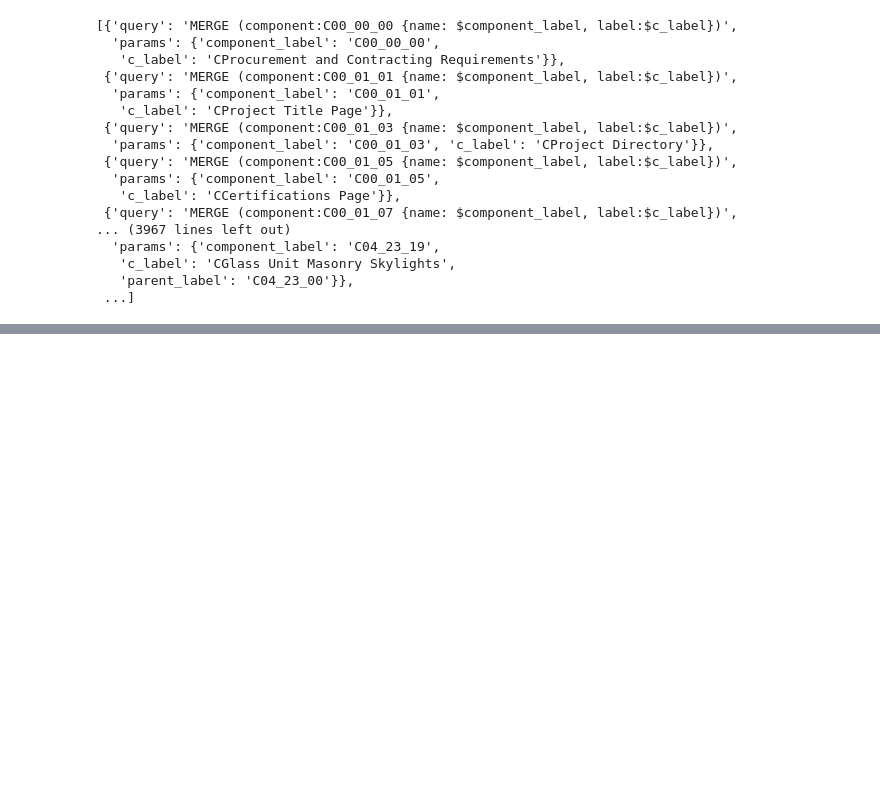
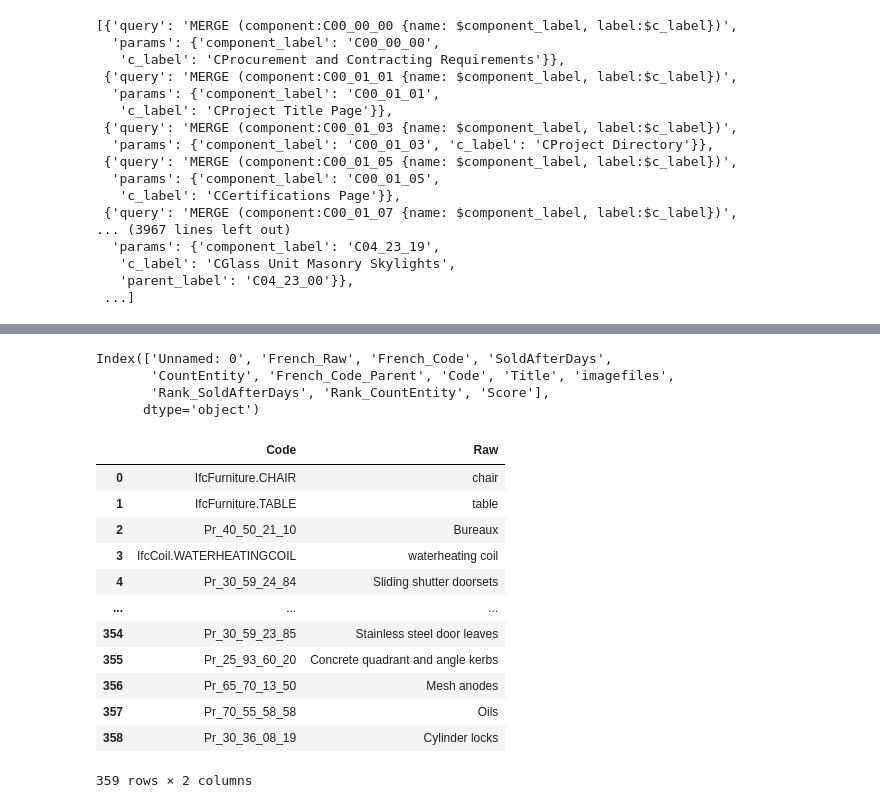
Before and after one commit to marsimaha/Reuse-Research-, a Jupyter notebook: app/test.ipynb, the cells around one changed output, grey strips where cells are left out. Drawn from its saved outputs; the diff is of its cells as text; code cells hidden in the pictures; blank space fills up the shorter version.

```diff
--- a/app/test.ipynb
+++ b/app/test.ipynb
@@ -529,0 +661,7 @@ queries
+# %%
+file1.columns
+# %% [output]
+Index(['Unnamed: 0', 'French_Raw', 'French_Code', 'SoldAfterDays',
+       'CountEntity', 'French_Code_Parent', 'Code', 'Title', 'imagefiles',
+       'Rank_SoldAfterDays', 'Rank_CountEntity', 'Score'],
+      dtype='object')
@@ -529,0 +671,28 @@ queries
+# %%
+file1 = pd.read_csv('french_components.csv')[["French_Code", "French_Raw"]]
+file2 = pd.read_csv('german_components.csv')[["German_Code", "German_Raw"]]
+file3 = pd.read_csv('swiss_components.csv')[["Swiss_Code", "Swiss_Raw"]]
+file4 = pd.read_csv('danish_components.csv')[["Danish_Code", "Danish_Raw"]]
+
+file1.columns = ["Code", "Raw"]
+file2.columns = ["Code", "Raw"]
+file3.columns = ["Code", "Raw"]
+file4.columns = ["Code", "Raw"]
+
+merged_data = pd.concat([file1, file2, file3, file4], ignore_index=True)
+# %%
+merged_data
+# %% [output]
+|  | Code | Raw |
+| 0 | IfcFurniture.CHAIR | chair |
+| 1 | IfcFurniture.TABLE | table |
+| 2 | Pr_40_50_21_10 | Bureaux |
+| 3 | IfcCoil.WATERHEATINGCOIL | waterheating coil |
+| 4 | Pr_30_59_24_84 | Sliding shutter doorsets |
+| ... | ... | ... |
+| 354 | Pr_30_59_23_85 | Stainless steel door leaves |
+| 355 | Pr_25_93_60_20 | Concrete quadrant and angle kerbs |
+| 356 | Pr_65_70_13_50 | Mesh anodes |
+| 357 | Pr_70_55_58_58 | Oils |
+| 358 | Pr_30_36_08_19 | Cylinder locks |
+359 rows × 2 columns
```
Also changed, not shown: parts of 20 cells of this notebook, 9 other files.
